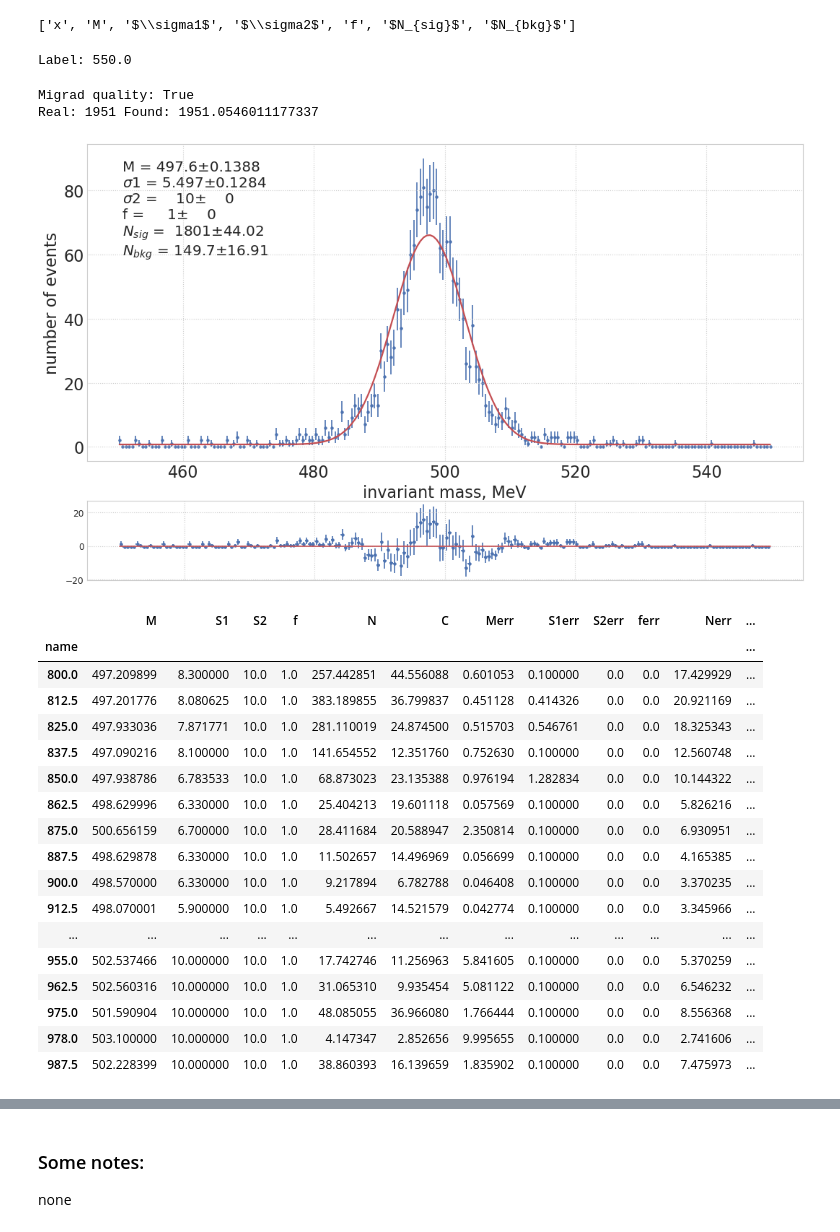
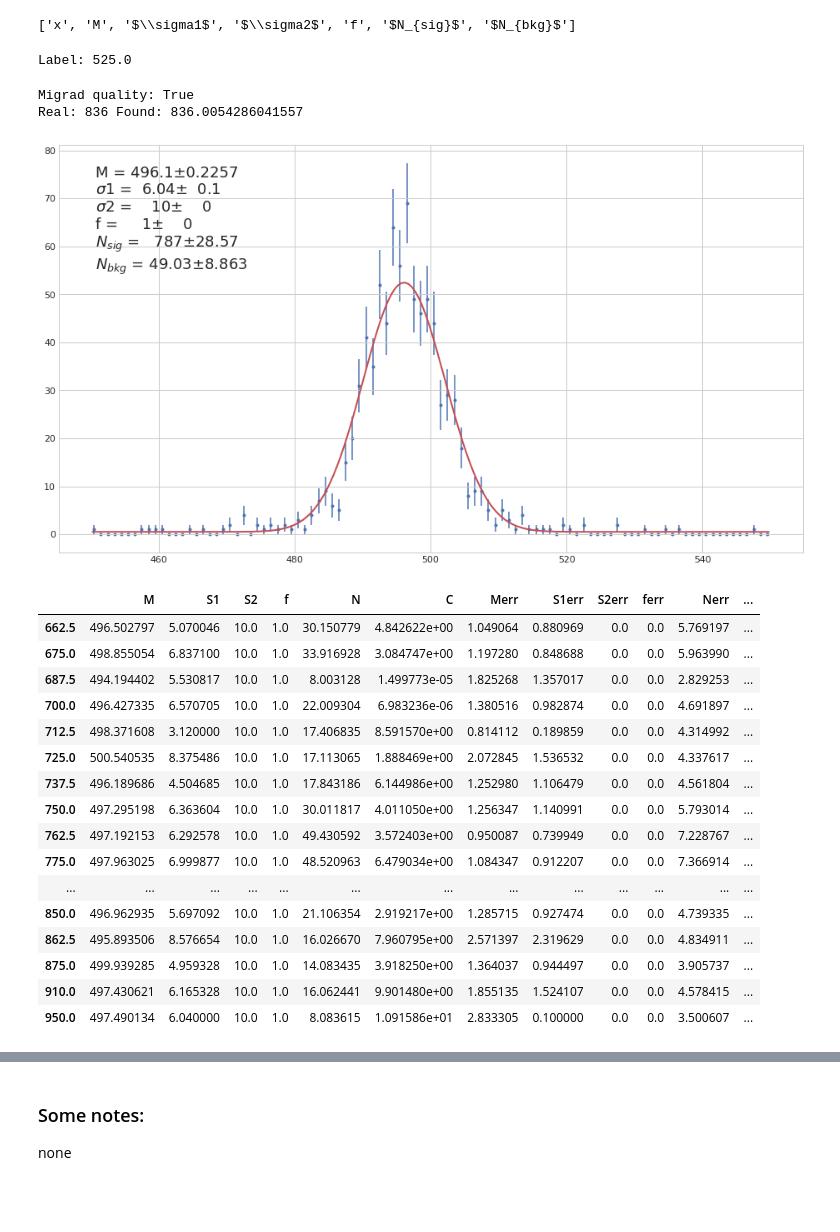
Before and after one commit to nikita-p/research, a Jupyter notebook: uproot/Analysis.ipynb, the cells around one changed output, grey strips where cells are left out. Drawn from its saved outputs; the diff is of its cells as text; code cells hidden in the pictures; blank space fills up the shorter version.

```diff
--- a/uproot/Analysis.ipynb
+++ b/uproot/Analysis.ipynb
@@ -12,4 +12,4 @@ import re
 sns.set(rc={'figure.figsize':(10,7)})
 plt.style.use('seaborn-whitegrid')
 # %%
-year = 'model_new'
+year = '11'
@@ -104,4 +107,4 @@ print(data.shape[0], 'records left')
 # %% [markdown]
 Удалить ненужные столбцы
 # %%
-data.drop('procedure', axis=1, inplace=True)
+data.drop(['procedure'], axis=1, inplace=True)
@@ -127,7 +125,7 @@ lum.rename({'label': 'name'}, axis=1, inplace=True)
 if 'err' in lum.columns:
     lum.drop(['err'], axis=1, inplace=True) #ошибка светимостей уходит в систематику
 
-lum = lum.sort_values(by='name')
+lum = lum.sort_values(by='name').drop_duplicates(subset=['name'])
 # %%
 lum.tail()
 # %% [output]
@@ -347,7 +349,7 @@ ext_bkg = pf.Extended(norm_bkg, extname='$N_{bkg}$')
 pdf = pf.AddPdf(ext_sig, ext_bkg)
 
 MLim = (498.1, 5.0)
-sigma1Lim = (6.7, 5.0)
+sigma1Lim = (6.04, .0)
 sigma2Lim = (10., 0)
 fLim = (1, 0)
 
@@ -423,39 +425,38 @@ fit_frame = pd.DataFrame(columns=[ 'M', 'S1', 'S2', 'f', 'N', 'C',
 i = next(itr)
 print('Label:', i)
 # %% [output]
-Label: 550.0
+Label: 525.0
 # %%
 dicx = dic[i]#final_data.mass.values#dic[i]#
-# dicx = np.hstack((dic[862.5],dic[887.5],dic[900]))
-mt, lik = fitter(dicx, 200, i, False, False)
+# dicx = np.hstack((dic[875],dic[910],dic[950]))
+mt, lik = fitter(dicx, 100, i, False, True)
 fit_frame.loc[i] = mt.values.values() + mt.errors.values()
 print("Migrad quality:", mt.migrad_ok())
 print( 'Real:', np.size(dicx), 'Found:', mt.values['$N_{sig}$'] + mt.values['$N_{bkg}$'] )
 # %% [output]
 Migrad quality: True
-Real: 1951 Found: 1951.0546011177337
+Real: 836 Found: 836.0054286041557
-[figure, old version]
+[figure, new version]
 # %%
 fit_frame.tail(20)
 # %% [output]
 |  | M | S1 | S2 | f | N | C | Merr | S1err | S2err | ferr | Nerr | ... |
-| name |  |  |  |  |  |  |  |  |  |  |  | ... |
-| 800.0 | 497.209899 | 8.300000 | 10.0 | 1.0 | 257.442851 | 44.556088 | 0.601053 | 0.100000 | 0.0 | 0.0 | 17.429929 | ... |
-| 812.5 | 497.201776 | 8.080625 | 10.0 | 1.0 | 383.189855 | 36.799837 | 0.451128 | 0.414326 | 0.0 | 0.0 | 20.921169 | ... |
-| 825.0 | 497.933036 | 7.871771 | 10.0 | 1.0 | 281.110019 | 24.874500 | 0.515703 | 0.546761 | 0.0 | 0.0 | 18.325343 | ... |
-| 837.5 | 497.090216 | 8.100000 | 10.0 | 1.0 | 141.654552 | 12.351760 | 0.752630 | 0.100000 | 0.0 | 0.0 | 12.560748 | ... |
-| 850.0 | 497.938786 | 6.783533 | 10.0 | 1.0 | 68.873023 | 23.135388 | 0.976194 | 1.282834 | 0.0 | 0.0 | 10.144322 | ... |
-| 862.5 | 498.629996 | 6.330000 | 10.0 | 1.0 | 25.404213 | 19.601118 | 0.057569 | 0.100000 | 0.0 | 0.0 | 5.826216 | ... |
-| 875.0 | 500.656159 | 6.700000 | 10.0 | 1.0 | 28.411684 | 20.588947 | 2.350814 | 0.100000 | 0.0 | 0.0 | 6.930951 | ... |
-| 887.5 | 498.629878 | 6.330000 | 10.0 | 1.0 | 11.502657 | 14.496969 | 0.056699 | 0.100000 | 0.0 | 0.0 | 4.165385 | ... |
-| 900.0 | 498.570000 | 6.330000 | 10.0 | 1.0 | 9.217894 | 6.782788 | 0.046408 | 0.100000 | 0.0 | 0.0 | 3.370235 | ... |
-| 912.5 | 498.070001 | 5.900000 | 10.0 | 1.0 | 5.492667 | 14.521579 | 0.042774 | 0.100000 | 0.0 | 0.0 | 3.345966 | ... |
+| 662.5 | 496.502797 | 5.070046 | 10.0 | 1.0 | 30.150779 | 4.842622e+00 | 1.049064 | 0.880969 | 0.0 | 0.0 | 5.769197 | ... |
+| 675.0 | 498.855054 | 6.837100 | 10.0 | 1.0 | 33.916928 | 3.084747e+00 | 1.197280 | 0.848688 | 0.0 | 0.0 | 5.963990 | ... |
+| 687.5 | 494.194402 | 5.530817 | 10.0 | 1.0 | 8.003128 | 1.499773e-05 | 1.825268 | 1.357017 | 0.0 | 0.0 | 2.829253 | ... |
+| 700.0 | 496.427335 | 6.570705 | 10.0 | 1.0 | 22.009304 | 6.983236e-06 | 1.380516 | 0.982874 | 0.0 | 0.0 | 4.691897 | ... |
+| 712.5 | 498.371608 | 3.120000 | 10.0 | 1.0 | 17.406835 | 8.591570e+00 | 0.814112 | 0.189859 | 0.0 | 0.0 | 4.314992 | ... |
+| 725.0 | 500.540535 | 8.375486 | 10.0 | 1.0 | 17.113065 | 1.888469e+00 | 2.072845 | 1.536532 | 0.0 | 0.0 | 4.337617 | ... |
+| 737.5 | 496.189686 | 4.504685 | 10.0 | 1.0 | 17.843186 | 6.144986e+00 | 1.252980 | 1.106479 | 0.0 | 0.0 | 4.561804 | ... |
+| 750.0 | 497.295198 | 6.363604 | 10.0 | 1.0 | 30.011817 | 4.011050e+00 | 1.256347 | 1.140991 | 0.0 | 0.0 | 5.793014 | ... |
+| 762.5 | 497.192153 | 6.292578 | 10.0 | 1.0 | 49.430592 | 3.572403e+00 | 0.950087 | 0.739949 | 0.0 | 0.0 | 7.228767 | ... |
+| 775.0 | 497.963025 | 6.999877 | 10.0 | 1.0 | 48.520963 | 6.479034e+00 | 1.084347 | 0.912207 | 0.0 | 0.0 | 7.366914 | ... |
 | ... | ... | ... | ... | ... | ... | ... | ... | ... | ... | ... | ... | ... |
-| 955.0 | 502.537466 | 10.000000 | 10.0 | 1.0 | 17.742746 | 11.256963 | 5.841605 | 0.100000 | 0.0 | 0.0 | 5.370259 | ... |
-| 962.5 | 502.560316 | 10.000000 | 10.0 | 1.0 | 31.065310 | 9.935454 | 5.081122 | 0.100000 | 0.0 | 0.0 | 6.546232 | ... |
-| 975.0 | 501.590904 | 10.000000 | 10.0 | 1.0 | 48.085055 | 36.966080 | 1.766444 | 0.100000 | 0.0 | 0.0 | 8.556368 | ... |
-| 978.0 | 503.100000 | 10.000000 | 10.0 | 1.0 | 4.147347 | 2.852656 | 9.995655 | 0.100000 | 0.0 | 0.0 | 2.741606 | ... |
-| 987.5 | 502.228399 | 10.000000 | 10.0 | 1.0 | 38.860393 | 16.139659 | 1.835902 | 0.100000 | 0.0 | 0.0 | 7.475973 | ... |
+| 850.0 | 496.962935 | 5.697092 | 10.0 | 1.0 | 21.106354 | 2.919217e+00 | 1.285715 | 0.927474 | 0.0 | 0.0 | 4.739335 | ... |
+| 862.5 | 495.893506 | 8.576654 | 10.0 | 1.0 | 16.026670 | 7.960795e+00 | 2.571397 | 2.319629 | 0.0 | 0.0 | 4.834911 | ... |
+| 875.0 | 499.939285 | 4.959328 | 10.0 | 1.0 | 14.083435 | 3.918250e+00 | 1.364037 | 0.944497 | 0.0 | 0.0 | 3.905737 | ... |
+| 910.0 | 497.430621 | 6.165328 | 10.0 | 1.0 | 16.062441 | 9.901480e+00 | 1.855135 | 1.524107 | 0.0 | 0.0 | 4.578415 | ... |
+| 950.0 | 497.490134 | 6.040000 | 10.0 | 1.0 | 8.083615 | 1.091586e+01 | 2.833305 | 0.100000 | 0.0 | 0.0 | 3.500607 | ... |
 # %%
 plt.subplot(1, 2, 1)
 plt.errorbar(data=fit_frame, x=fit_frame.index, y='S1', yerr='S1err', fmt='o')
```
Also changed, not shown: parts of 36 cells of this notebook, 15 other files.
